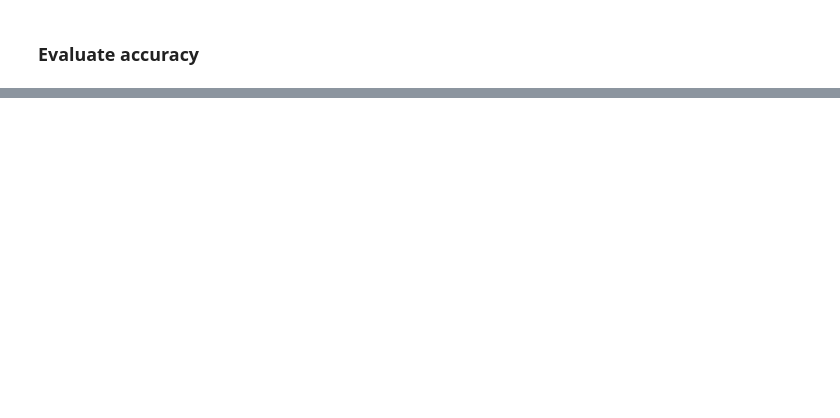
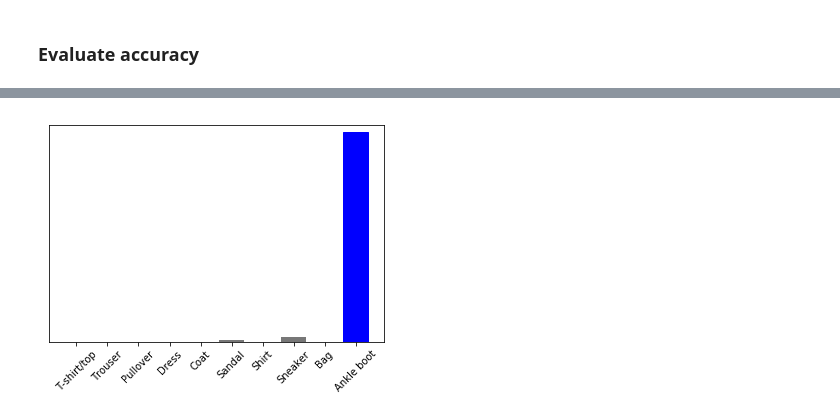
Before and after one commit to birajsth/MachineLearning-with-tensorflow, a Jupyter notebook: basic_classification.ipynb, the cells around one changed output, grey strips where cells are left out. Saved outputs shown, nothing was run; the diff lists cells and outputs as text; code cells hidden in the pictures; blank space fills up the shorter version.

```diff
--- a/basic_classification.ipynb
+++ b/basic_classification.ipynb
@@ -130,0 +224,5 @@ Test loss: 0.3577457279801369
+# %%
+plot_value_array(0, predictions_single, test_labels)
+_= plt.xticks(range(10), class_names, rotation=45)
+# %% [output]
+[figure, added]
```
Also changed, not shown: parts of 15 cells of this notebook.
